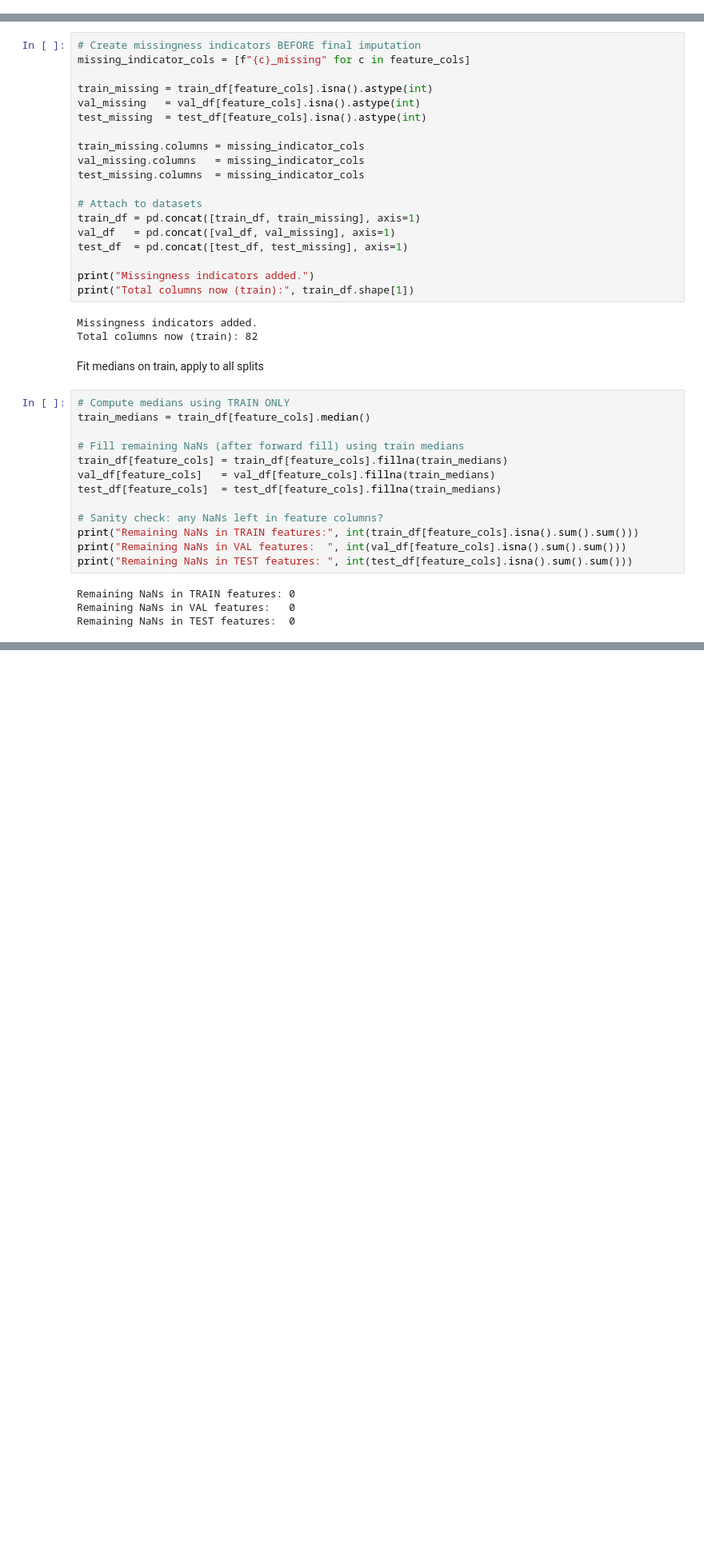
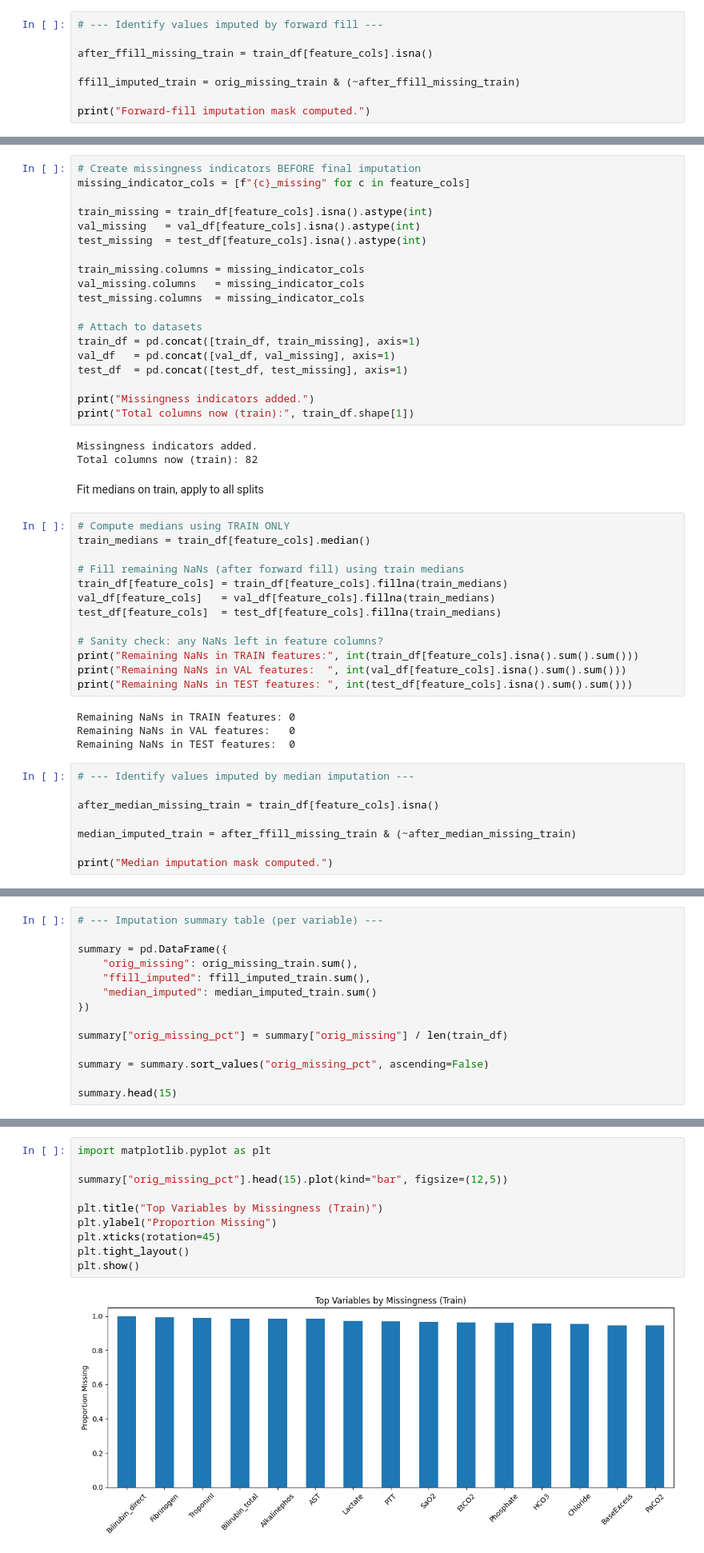
Before and after one commit to nikhithanjani5/EarlySepsisPrediction, a Jupyter notebook: notebooks/02_preprocessing.ipynb, the cells around one changed output, grey strips where cells are left out. Shown at 80% size. Cells and saved outputs as stored; diff of their text form; blank space fills up the shorter version.

Commit message:
Add imputation analysis, forward-fill limit, and patient-level missingness statistics

```diff
--- a/notebooks/02_preprocessing.ipynb
+++ b/notebooks/02_preprocessing.ipynb
@@ -232,0 +238,8 @@ Forward fill completed.
+# %%
+# --- Identify values imputed by forward fill ---
+
+after_ffill_missing_train = train_df[feature_cols].isna()
+
+ffill_imputed_train = orig_missing_train & (~after_ffill_missing_train)
+
+print("Forward-fill imputation mask computed.")
@@ -273,3 +288,11 @@ print("Remaining NaNs in TEST features: ", int(test_df[feature_cols].isna().sum(
 Remaining NaNs in TRAIN features: 0
 Remaining NaNs in VAL features:   0
 Remaining NaNs in TEST features:  0
+# %%
+# --- Identify values imputed by median imputation ---
+
+after_median_missing_train = train_df[feature_cols].isna()
+
+median_imputed_train = after_ffill_missing_train & (~after_median_missing_train)
+
+print("Median imputation mask computed.")
@@ -275,0 +301,14 @@ Remaining NaNs in TEST features:  0
+# %%
+# --- Imputation summary table (per variable) ---
+
+summary = pd.DataFrame({
+    "orig_missing": orig_missing_train.sum(),
+    "ffill_imputed": ffill_imputed_train.sum(),
+    "median_imputed": median_imputed_train.sum()
+})
+
+summary["orig_missing_pct"] = summary["orig_missing"] / len(train_df)
+
+summary = summary.sort_values("orig_missing_pct", ascending=False)
+
+summary.head(15)
@@ -275,0 +332,12 @@ Remaining NaNs in TEST features:  0
+# %%
+import matplotlib.pyplot as plt
+
+summary["orig_missing_pct"].head(15).plot(kind="bar", figsize=(12,5))
+
+plt.title("Top Variables by Missingness (Train)")
+plt.ylabel("Proportion Missing")
+plt.xticks(rotation=45)
+plt.tight_layout()
+plt.show()
+# %% [output]
+[figure, added]
```
Also changed, not shown: parts of 8 cells of this notebook.
